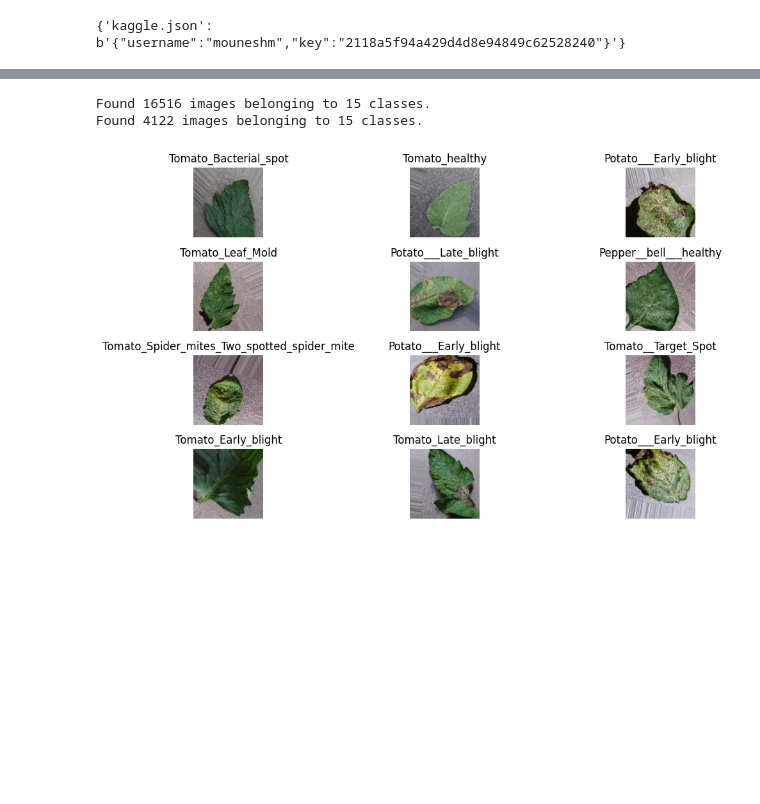
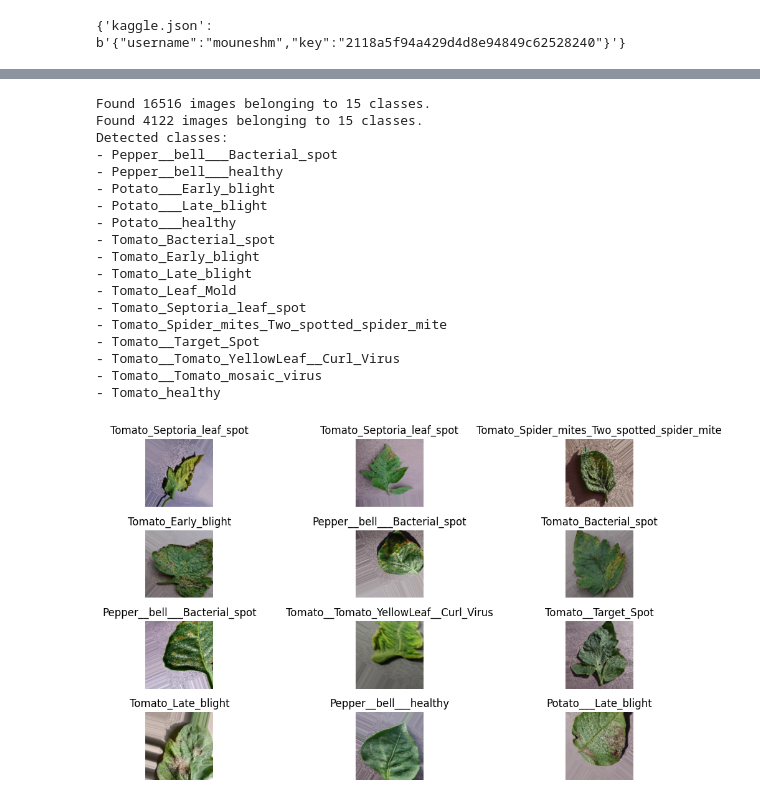
Before and after one commit to MOUNESH-M/crop-disease-detection-ai, a Jupyter notebook: Crop_Disease_Detection_AI.ipynb, the cells around one changed output, grey strips where cells are left out. Saved outputs shown, nothing was run; the diff lists cells and outputs as text; code cells hidden in the pictures; blank space fills up the shorter version.

```diff
--- a/Crop_Disease_Detection_AI.ipynb
+++ b/Crop_Disease_Detection_AI.ipynb
@@ -69,33 +69,55 @@ train_generator=train_datagen.flow_from_directory(
     target_size=IMG_SIZE,
     batch_size=BATCH_SIZE,
     class_mode='categorical',
     subset='training',
     shuffle=True)
 
 #for validation set
 validation_generator=train_datagen.flow_from_directory(
     data_dir,
     target_size=IMG_SIZE,
     batch_size=BATCH_SIZE,
     class_mode='categorical',
     subset='validation',
     shuffle=True)
 
+class_names = list(train_generator.class_indices.keys())
+print("Detected classes:")
+for name in class_names:
+    print(f"- {name}")
+
+
 #Visualizing the sampels
 class_names=list(train_generator.class_indices.keys())
 x_batch,y_batch=next(train_generator)
 plt.figure(figsize=(12,6))
 for i in range(12):
   plt.subplot(4,3,i+1)
   plt.imshow(x_batch[i])
   label=class_names[y_batch[i].argmax()]
   plt.title(label)
   plt.axis('off')
 plt.tight_layout()
 plt.show()
 # %% [output]
 Found 16516 images belonging to 15 classes.
 Found 4122 images belonging to 15 classes.
+Detected classes:
+- Pepper__bell___Bacterial_spot
+- Pepper__bell___healthy
+- Potato___Early_blight
+- Potato___Late_blight
+- Potato___healthy
+- Tomato_Bacterial_spot
+- Tomato_Early_blight
+- Tomato_Late_blight
+- Tomato_Leaf_Mold
+- Tomato_Septoria_leaf_spot
+- Tomato_Spider_mites_Two_spotted_spider_mite
+- Tomato__Target_Spot
+- Tomato__Tomato_YellowLeaf__Curl_Virus
+- Tomato__Tomato_mosaic_virus
+- Tomato_healthy
-[figure, old version]
+[figure, new version]
 # %%
 from tensorflow.keras.models import Sequential
```
Also changed, not shown: parts of 7 cells of this notebook.
